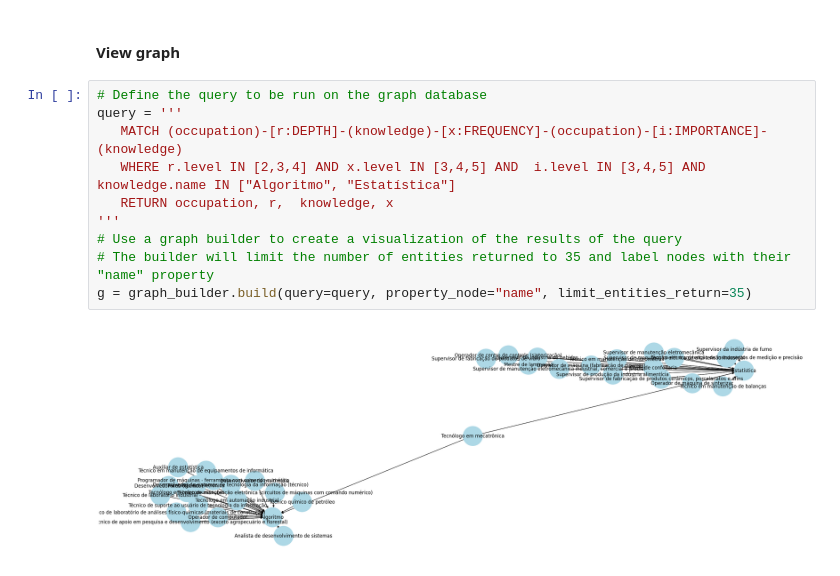
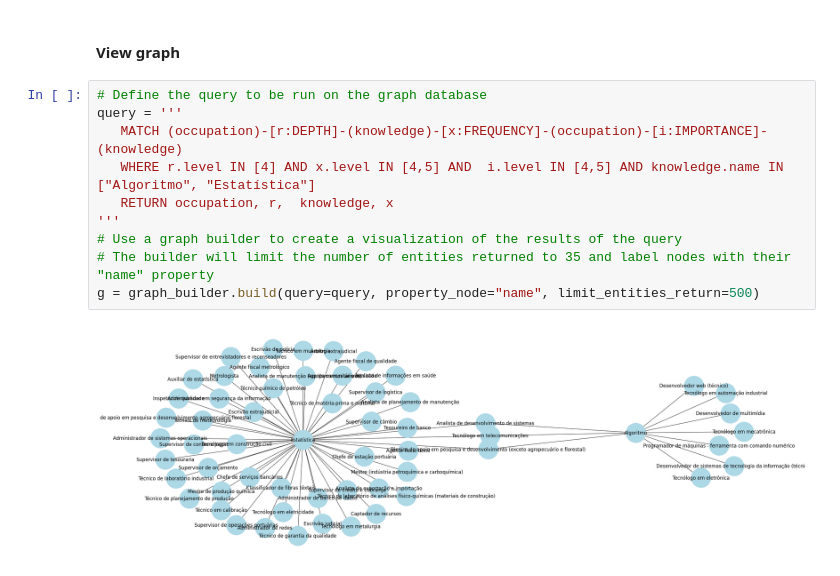
Before and after one commit to NophaieViscente/HR, a Jupyter notebook: app/EDA_graph.ipynb, the cells around one changed output. Drawn from its saved outputs; the diff is of its cells as text.

```diff
--- a/app/EDA_graph.ipynb
+++ b/app/EDA_graph.ipynb
@@ -18,12 +18,12 @@ graph_builder = GraphBuilder(uri=URI, user=USER, password=PASSWORD)
 # %%
 # Define the query to be run on the graph database
 query = '''
    MATCH (occupation)-[r:DEPTH]-(knowledge)-[x:FREQUENCY]-(occupation)-[i:IMPORTANCE]-(knowledge)
-   WHERE r.level IN [2,3,4] AND x.level IN [3,4,5] AND  i.level IN [3,4,5] AND knowledge.name IN ["Algoritmo", "Estatística"]
+   WHERE r.level IN [4] AND x.level IN [4,5] AND  i.level IN [4,5] AND knowledge.name IN ["Algoritmo", "Estatística"]
    RETURN occupation, r,  knowledge, x
 '''
 # Use a graph builder to create a visualization of the results of the query
 # The builder will limit the number of entities returned to 35 and label nodes with their "name" property
-g = graph_builder.build(query=query, property_node="name", limit_entities_return=35)
+g = graph_builder.build(query=query, property_node="name", limit_entities_return=500)
 # %% [output]
-[figure, old version]
+[figure, new version]
```
Also changed, not shown: parts of 1 cell of this notebook, 2 other files.
